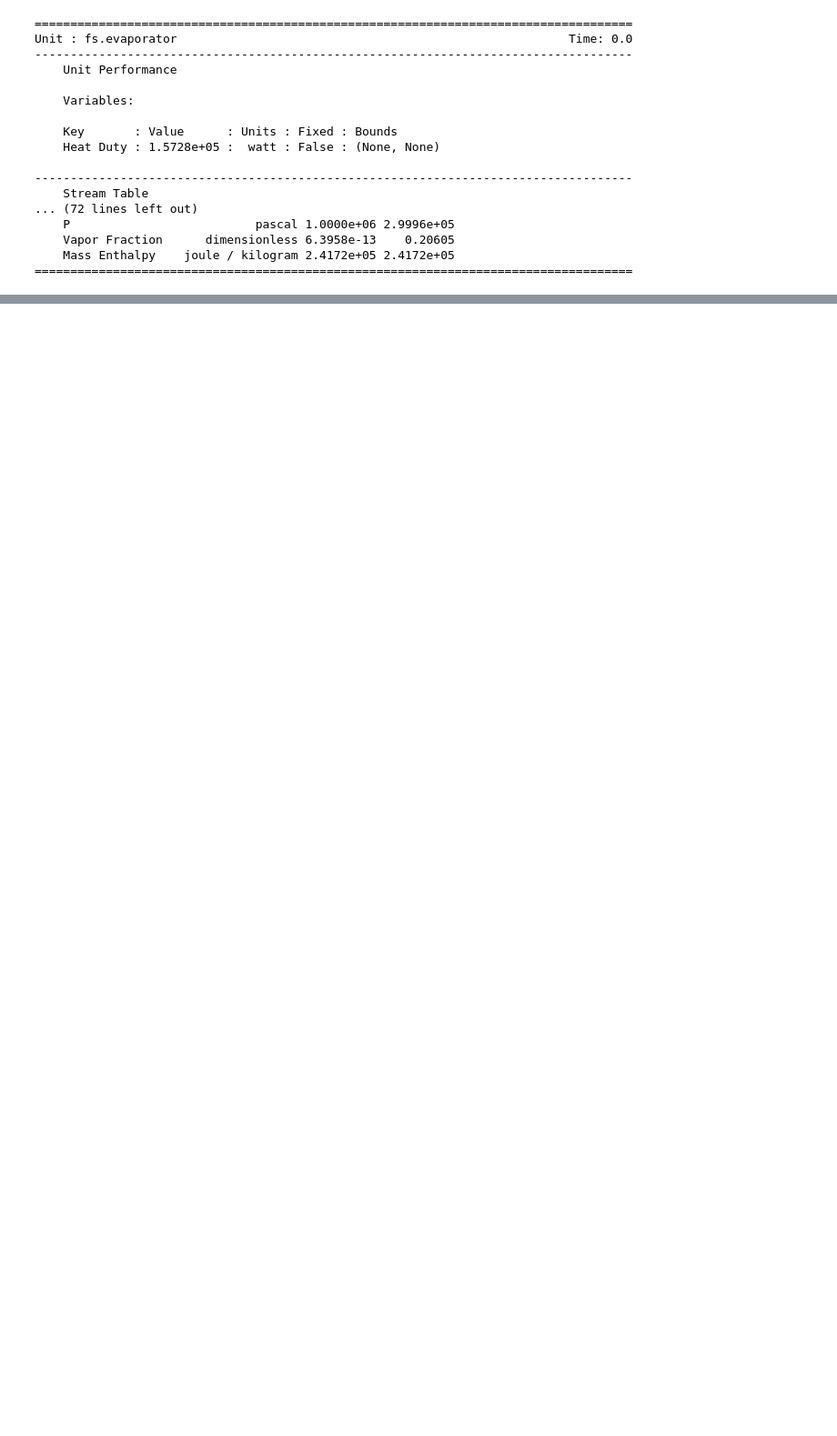
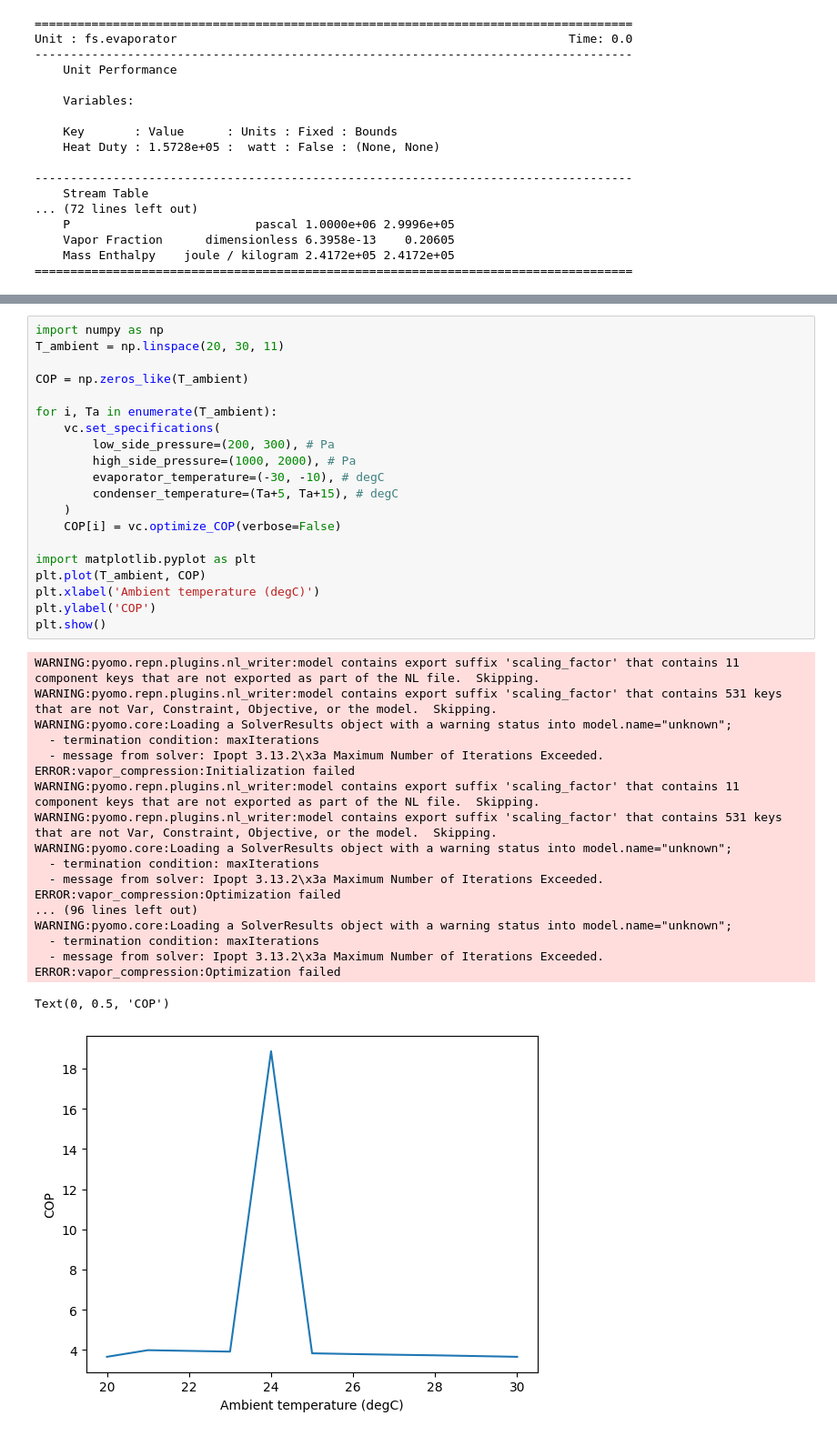
Before and after one commit to dowlinglab/idaes-hvacr-cycles, a Jupyter notebook: simple_refridgeration3.ipynb, the cells around one changed output, grey strips where cells are left out. Shown at 91% size. Drawn from its saved outputs; the diff is of its cells as text; blank space fills up the shorter version.

```diff
--- a/simple_refridgeration3.ipynb
+++ b/simple_refridgeration3.ipynb
@@ -79,0 +82,40 @@ Unit : fs.evaporator                                                       Time:
+# %%
+import numpy as np
+T_ambient = np.linspace(20, 30, 11)
+
+COP = np.zeros_like(T_ambient)
+
+for i, Ta in enumerate(T_ambient):
+    vc.set_specifications(
+        low_side_pressure=(200, 300), # Pa
+        high_side_pressure=(1000, 2000), # Pa
+        evaporator_temperature=(-30, -10), # degC
+        condenser_temperature=(Ta+5, Ta+15), # degC
+    )
+    COP[i] = vc.optimize_COP(verbose=False)
+
+import matplotlib.pyplot as plt
+plt.plot(T_ambient, COP)
+plt.xlabel('Ambient temperature (degC)')
+plt.ylabel('COP')
+plt.show()
+# %% [output]
+WARNING:pyomo.repn.plugins.nl_writer:model contains export suffix 'scaling_factor' that contains 11 component keys that are not exported as part of the NL file.  Skipping.
+WARNING:pyomo.repn.plugins.nl_writer:model contains export suffix 'scaling_factor' that contains 531 keys that are not Var, Constraint, Objective, or the model.  Skipping.
+WARNING:pyomo.core:Loading a SolverResults object with a warning status into model.name="unknown";
+  - termination condition: maxIterations
+  - message from solver: Ipopt 3.13.2\x3a Maximum Number of Iterations Exceeded.
+ERROR:vapor_compression:Initialization failed
+WARNING:pyomo.repn.plugins.nl_writer:model contains export suffix 'scaling_factor' that contains 11 component keys that are not exported as part of the NL file.  Skipping.
+WARNING:pyomo.repn.plugins.nl_writer:model contains export suffix 'scaling_factor' that contains 531 keys that are not Var, Constraint, Objective, or the model.  Skipping.
+WARNING:pyomo.core:Loading a SolverResults object with a warning status into model.name="unknown";
+  - termination condition: maxIterations
+  - message from solver: Ipopt 3.13.2\x3a Maximum Number of Iterations Exceeded.
+ERROR:vapor_compression:Optimization failed
+... (96 lines left out)
+WARNING:pyomo.core:Loading a SolverResults object with a warning status into model.name="unknown";
+  - termination condition: maxIterations
+  - message from solver: Ipopt 3.13.2\x3a Maximum Number of Iterations Exceeded.
+ERROR:vapor_compression:Optimization failed
+Text(0, 0.5, 'COP')
+[figure, added]
```
Also changed, not shown: parts of 2 cells of this notebook, 1 other file.
